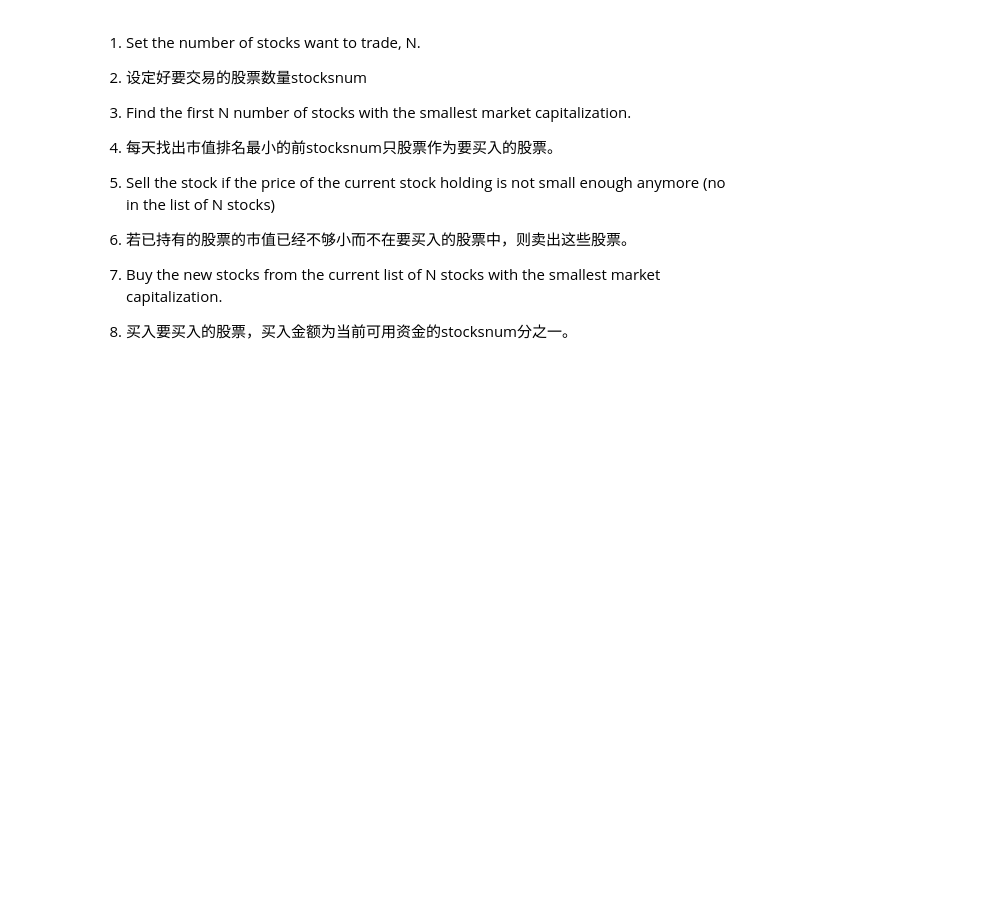
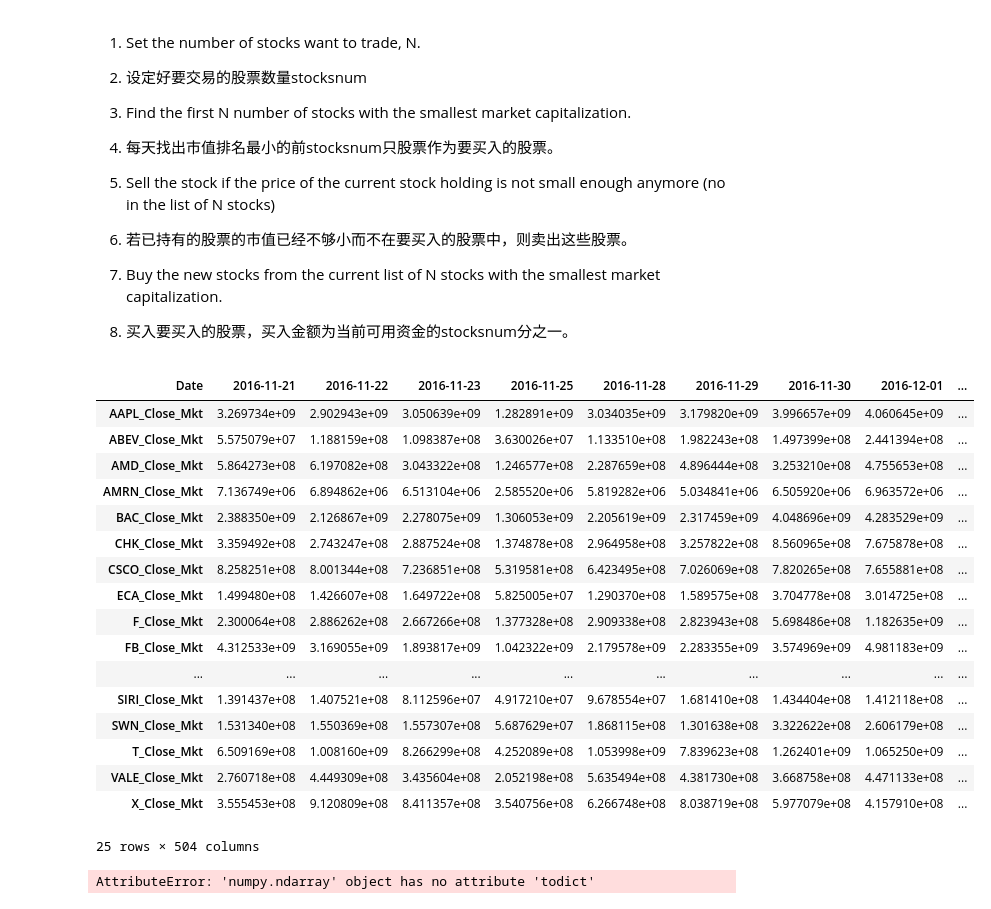
Before and after one commit to Nancyliangqh/Sure-we-can, a Jupyter notebook: 10% smallest cap stock.ipynb, the cells around one changed output. Cells and saved outputs as stored; diff of their text form; code cells hidden in the pictures; blank space fills up the shorter version.

```diff
--- a/10% smallest cap stock.ipynb
+++ b/10% smallest cap stock.ipynb
@@ -34,4 +34,37 @@ df = df.set_index('Date')
 # %%
 # Only capture the Market Cap as needed
 df_small = df.iloc[:, 50:76]
 small = df_small.T
+small
+# %% [output]
+| Date | 2016-11-21 | 2016-11-22 | 2016-11-23 | 2016-11-25 | 2016-11-28 | 2016-11-29 | 2016-11-30 | 2016-12-01 | ... |
+| AAPL_Close_Mkt | 3.269734e+09 | 2.902943e+09 | 3.050639e+09 | 1.282891e+09 | 3.034035e+09 | 3.179820e+09 | 3.996657e+09 | 4.060645e+09 | ... |
+| ABEV_Close_Mkt | 5.575079e+07 | 1.188159e+08 | 1.098387e+08 | 3.630026e+07 | 1.133510e+08 | 1.982243e+08 | 1.497399e+08 | 2.441394e+08 | ... |
+| AMD_Close_Mkt | 5.864273e+08 | 6.197082e+08 | 3.043322e+08 | 1.246577e+08 | 2.287659e+08 | 4.896444e+08 | 3.253210e+08 | 4.755653e+08 | ... |
+| AMRN_Close_Mkt | 7.136749e+06 | 6.894862e+06 | 6.513104e+06 | 2.585520e+06 | 5.819282e+06 | 5.034841e+06 | 6.505920e+06 | 6.963572e+06 | ... |
+| BAC_Close_Mkt | 2.388350e+09 | 2.126867e+09 | 2.278075e+09 | 1.306053e+09 | 2.205619e+09 | 2.317459e+09 | 4.048696e+09 | 4.283529e+09 | ... |
+| CHK_Close_Mkt | 3.359492e+08 | 2.743247e+08 | 2.887524e+08 | 1.374878e+08 | 2.964958e+08 | 3.257822e+08 | 8.560965e+08 | 7.675878e+08 | ... |
+| CSCO_Close_Mkt | 8.258251e+08 | 8.001344e+08 | 7.236851e+08 | 5.319581e+08 | 6.423495e+08 | 7.026069e+08 | 7.820265e+08 | 7.655881e+08 | ... |
+| ECA_Close_Mkt | 1.499480e+08 | 1.426607e+08 | 1.649722e+08 | 5.825005e+07 | 1.290370e+08 | 1.589575e+08 | 3.704778e+08 | 3.014725e+08 | ... |
+| F_Close_Mkt | 2.300064e+08 | 2.886262e+08 | 2.667266e+08 | 1.377328e+08 | 2.909338e+08 | 2.823943e+08 | 5.698486e+08 | 1.182635e+09 | ... |
+| FB_Close_Mkt | 4.312533e+09 | 3.169055e+09 | 1.893817e+09 | 1.042322e+09 | 2.179578e+09 | 2.283355e+09 | 3.574969e+09 | 4.981183e+09 | ... |
+| ... | ... | ... | ... | ... | ... | ... | ... | ... | ... |
+| SIRI_Close_Mkt | 1.391437e+08 | 1.407521e+08 | 8.112596e+07 | 4.917210e+07 | 9.678554e+07 | 1.681410e+08 | 1.434404e+08 | 1.412118e+08 | ... |
+| SWN_Close_Mkt | 1.531340e+08 | 1.550369e+08 | 1.557307e+08 | 5.687629e+07 | 1.868115e+08 | 1.301638e+08 | 3.322622e+08 | 2.606179e+08 | ... |
+| T_Close_Mkt | 6.509169e+08 | 1.008160e+09 | 8.266299e+08 | 4.252089e+08 | 1.053998e+09 | 7.839623e+08 | 1.262401e+09 | 1.065250e+09 | ... |
+| VALE_Close_Mkt | 2.760718e+08 | 4.449309e+08 | 3.435604e+08 | 2.052198e+08 | 5.635494e+08 | 4.381730e+08 | 3.668758e+08 | 4.471133e+08 | ... |
+| X_Close_Mkt | 3.555453e+08 | 9.120809e+08 | 8.411357e+08 | 3.540756e+08 | 6.266748e+08 | 8.038719e+08 | 5.977079e+08 | 4.157910e+08 | ... |
+25 rows × 504 columns
+# %%
+small1 = small.sort_values([small.columns[1]])
+dict1 = np.array(small1.index[0:5]).todict()
+small2 = small.sort_values([small.columns[2]])
+list2 = np.array(small2.index[0:5]).tolist()
+print(dict1)
+print(list2)
+a = []
+a.append(list1)
+a.append(list2)
+print(a)
+# %% [output]
+AttributeError: 'numpy.ndarray' object has no attribute 'todict'
```
Also changed, not shown: parts of 2 cells of this notebook.
